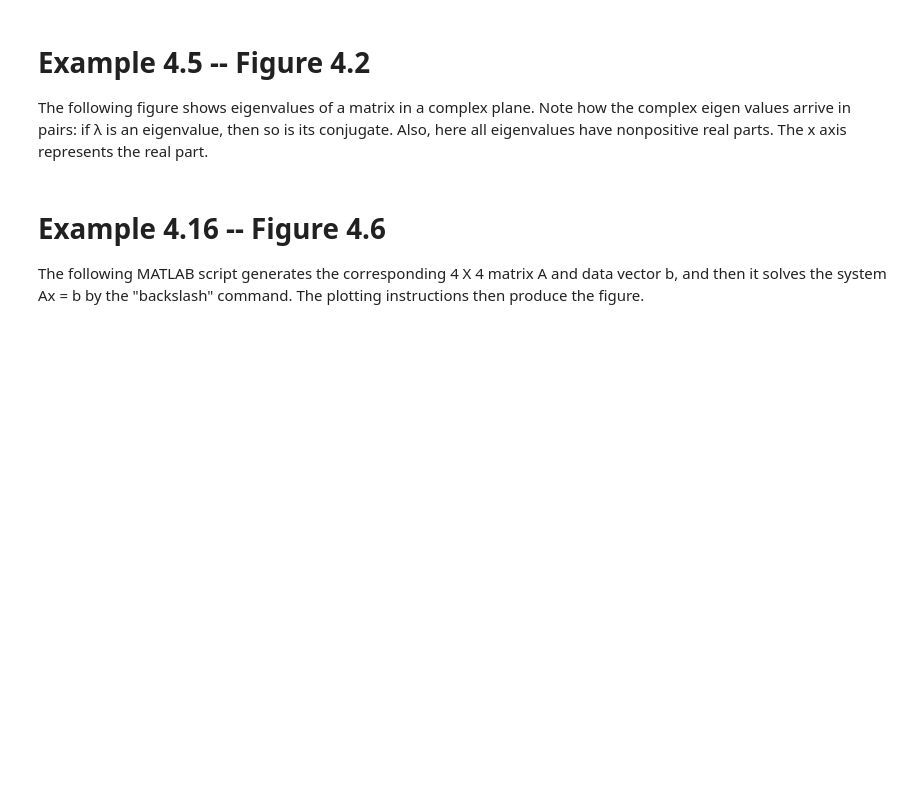
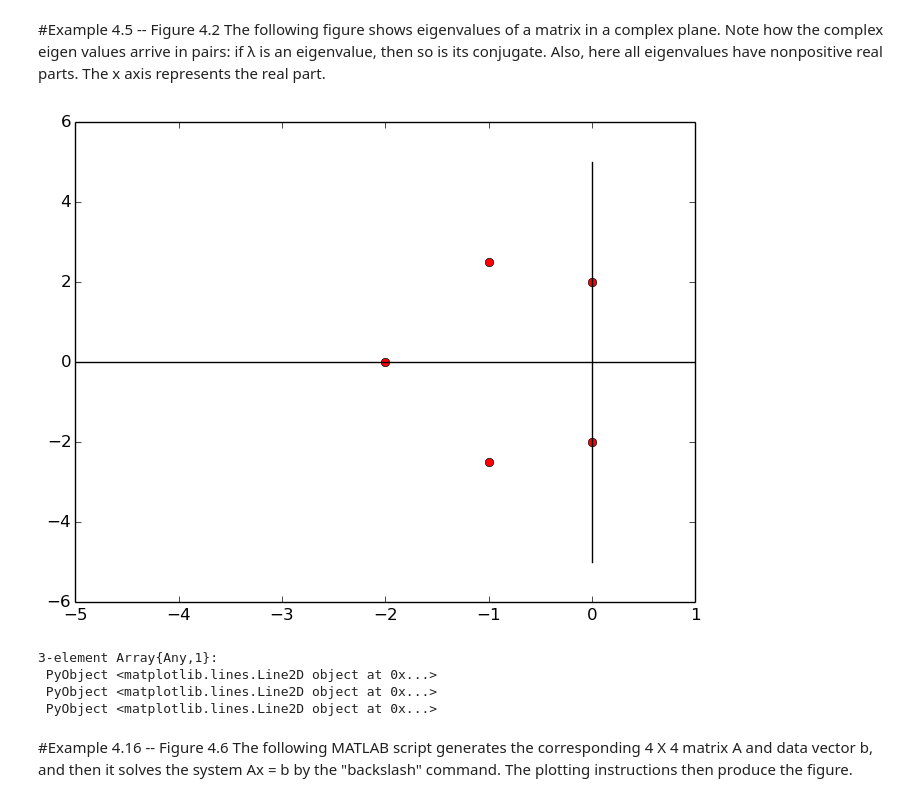
Before and after one commit to MPF-Optimization-Laboratory/cpsc406-T22017, a Jupyter notebook: notebooks/Chapter04.ipynb, the cells around one changed output. Drawn from its saved outputs; the diff is of its cells as text; code cells hidden in the pictures; blank space fills up the shorter version.

```diff
--- a/notebooks/Chapter04.ipynb
+++ b/notebooks/Chapter04.ipynb
@@ -12,24 +7,34 @@ INFO: Recompiling stale cache file /Users/mpf/.julia/lib/v0.4/MacroTools.ji for
 # %% [markdown]
-# Example 4.5 -- Figure 4.2
+#Example 4.5 -- Figure 4.2
 The following figure shows eigenvalues of a matrix in a complex plane. Note how the complex eigen values arrive in pairs: if λ is an eigenvalue, then so is its conjugate. Also, here all eigenvalues have nonpositive real parts. The x axis represents the real part.
 # %%
 A = zeros(5,5)
 A[1,2] = 2; A[2,1] = -2; A[3,3] = -1; A[3,4] = 2.5
 A[4,3] = -2.5; A[4,4] = -1; A[5,5] = -2
 
 B = [1 2 3;4 5 6;7 8 9;-1 -2 -3;-4 -5 -6]
 
 F = qrfact(B)
 Q = F[:Q]
 R = F[:R]
 
 A = (Q'*A)*Q
 lam = eigvals(A)
-plot(real(lam),imag(lam),"ro",[-5:1],zeros([-5:1]),"k-",zeros([-5:5]),[-5:5],"k-")
+vec1 = [-5; -4; -3; -2; -1; 0; 1]
+zero1 = zeros(7)
+vec2 = [-5; -4; -3; -2; -1; 0; 1; 2; 3; 4; 5]
+zero2 = zeros(11)
+plot(real(lam),imag(lam),"ro",vec1,zero1,"k-",zero2,vec2,"k-")
 xlim([-5,1])
 ylim([-5,5])
+# %% [output]
+[figure, added]
+3-element Array{Any,1}:
+ PyObject <matplotlib.lines.Line2D object at 0x...>
+ PyObject <matplotlib.lines.Line2D object at 0x...>
+ PyObject <matplotlib.lines.Line2D object at 0x...>
 # %% [markdown]
-# Example 4.16 -- Figure 4.6
+#Example 4.16 -- Figure 4.6
 The following MATLAB script generates the corresponding 4 X 4 matrix A and data vector b, and then it solves the system Ax = b by the "backslash" command. The plotting instructions then produce the figure.
 # %%
 # simple cubic polynomial interpolation
```
Also changed, not shown: parts of 3 cells of this notebook.
